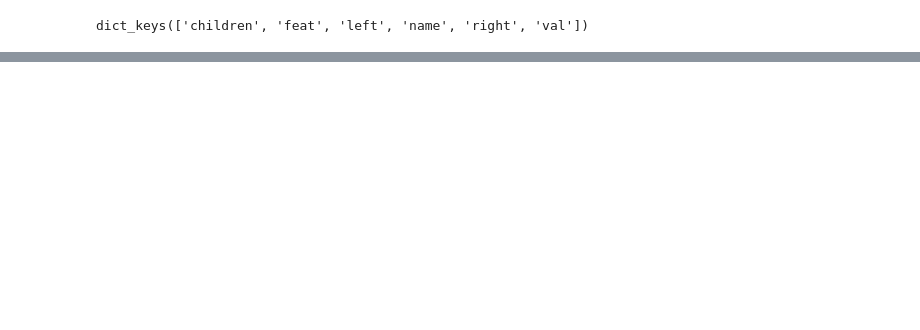
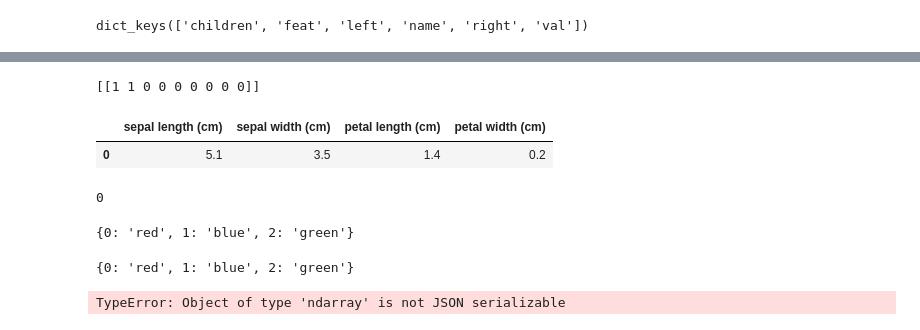
Before and after one commit to rdverse/seeForest, a Jupyter notebook: experiment.ipynb, the cells around one changed output, grey strips where cells are left out. Cells and saved outputs as stored; diff of their text form; code cells hidden in the pictures; blank space fills up the shorter version.

```diff
--- a/experiment.ipynb
+++ b/experiment.ipynb
@@ -373,3 +326,10 @@ pprint(y)
 data['children'][1].keys()
 # %% [output]
 dict_keys(['children', 'feat', 'left', 'name', 'right', 'val'])
+# %%
+dt = DecisionTreeClassifier(max_depth=3)
+# %%
+from sklearn.datasets import load_iris
+from sklearn.tree import plot_tree
+dat = load_iris()
+dt.fit(dat.data, dat.target)
@@ -375,0 +350,28 @@ dict_keys(['children', 'feat', 'left', 'name', 'right', 'val'])
+# %%
+import pandas as pd
+print()
+index=0
+print(dt.tree_.decision_path(dat.data.astype('float32')).todense()[index])
+pd.DataFrame([dat.data[index]], columns=dat.feature_names)
+# %% [output]
+[[1 1 0 0 0 0 0 0 0]]
+|  | sepal length (cm) | sepal width (cm) | petal length (cm) | petal width (cm) |
+| 0 | 5.1 | 3.5 | 1.4 | 0.2 |
+# %%
+print(dat.target[index])
+# %% [output]
+0
+# %%
+{0:"red", 1: "blue", 2:"green"}
+# %% [output]
+{0: 'red', 1: 'blue', 2: 'green'}
+# %%
+{0:"red", 1: "blue", 2:"green"}
+# %% [output]
+{0: 'red', 1: 'blue', 2: 'green'}
+# %%
+import json
+for arr in np.array(dt.tree_.decision_path(dat.data.astype('float32')).todense()).astype(int):
+    print(json.dumps(arr))
+# %% [output]
+TypeError: Object of type 'ndarray' is not JSON serializable
```
Also changed, not shown: parts of 14 cells of this notebook, 6 other files.
